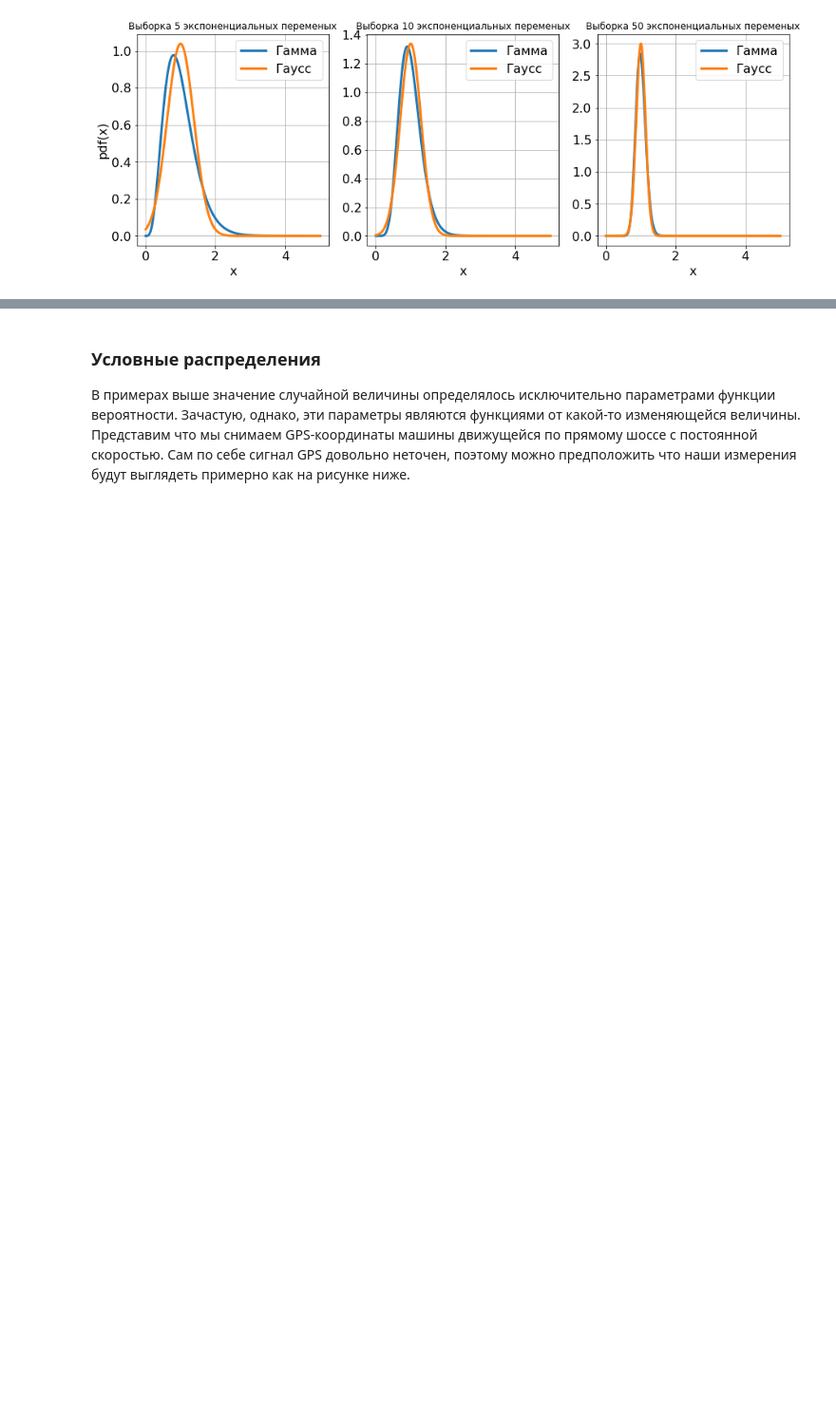
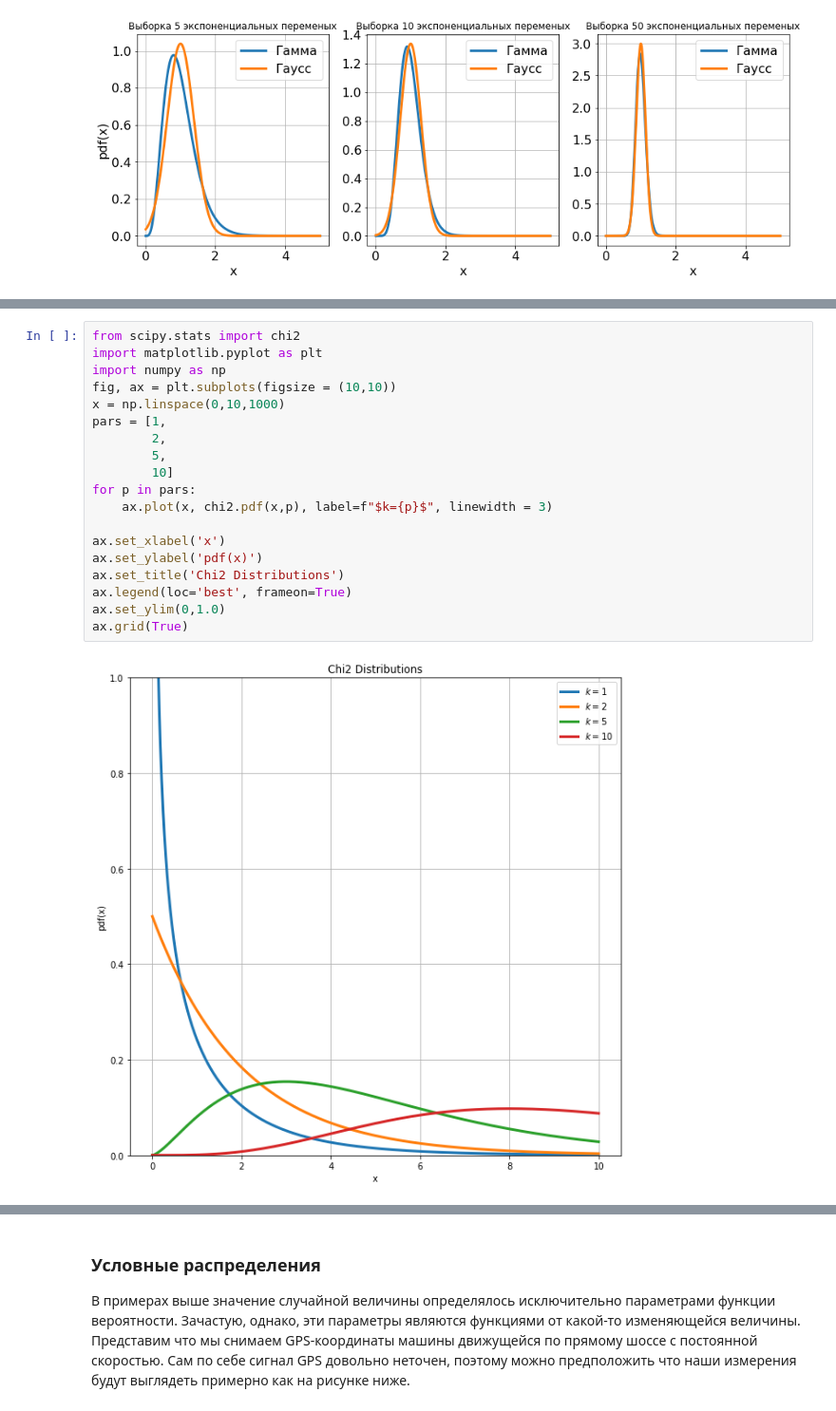
Before and after one commit to mozgit/From-Stats-to-ML, a Jupyter notebook: Лекция_3_Распределения.ipynb, the cells around one changed output, grey strips where cells are left out. Shown at 95% size. Saved outputs shown, nothing was run; the diff lists cells and outputs as text; blank space fills up the shorter version.

```diff
--- a/Лекция_3_Распределения.ipynb
+++ b/Лекция_3_Распределения.ipynb
@@ -690,0 +761,21 @@ ax[2].grid(True)
+# %%
+from scipy.stats import chi2
+import matplotlib.pyplot as plt
+import numpy as np
+fig, ax = plt.subplots(figsize = (10,10))
+x = np.linspace(0,10,1000)
+pars = [1,
+        2,
+        5,
+        10]
+for p in pars:
+    ax.plot(x, chi2.pdf(x,p), label=f"$k={p}$", linewidth = 3)
+
+ax.set_xlabel('x')
+ax.set_ylabel('pdf(x)')
+ax.set_title('Chi2 Distributions')
+ax.legend(loc='best', frameon=True)
+ax.set_ylim(0,1.0)
+ax.grid(True)
+# %% [output]
+[figure, added]
```
Also changed, not shown: parts of 19 cells of this notebook, 1 other file.
